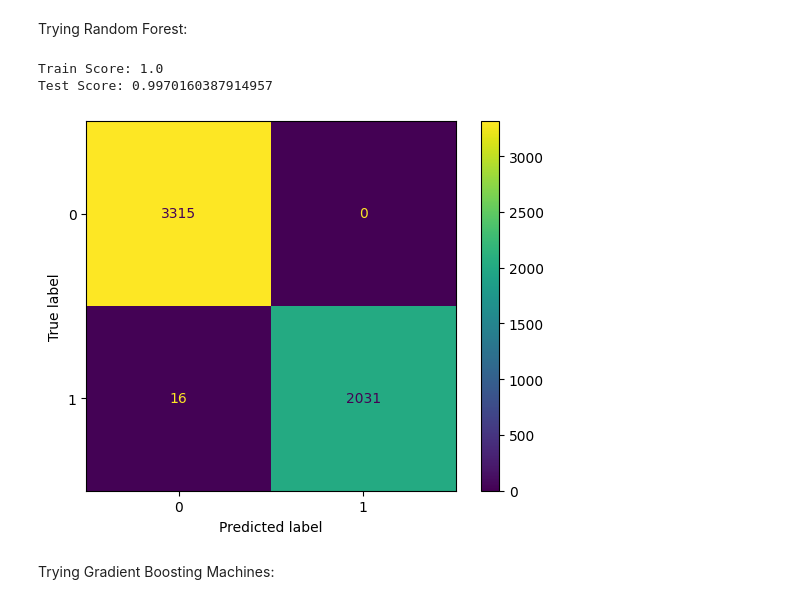
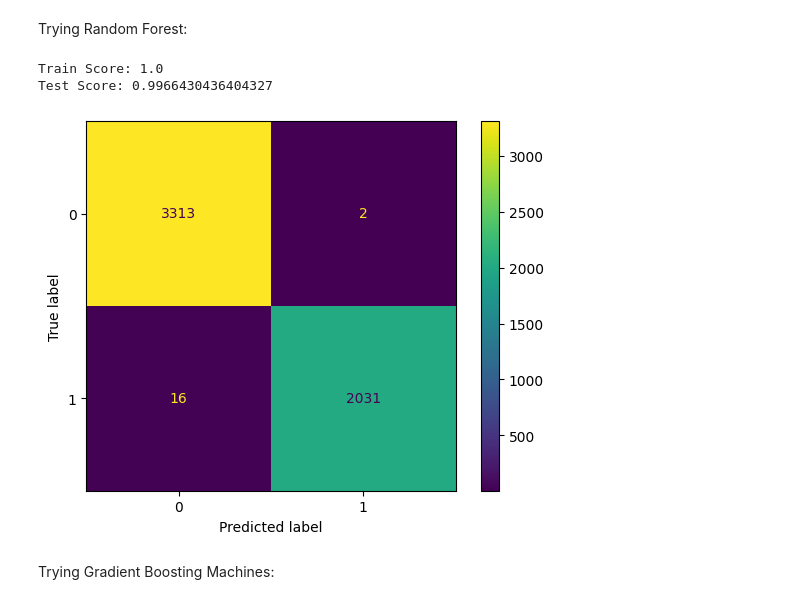
Before and after one commit to bxue2/Supervised-Learning-Final, a Jupyter notebook: mushroom_models.ipynb, the cells around one changed output. Drawn from its saved outputs; the diff is of its cells as text; code cells hidden in the pictures.

```diff
--- a/mushroom_models.ipynb
+++ b/mushroom_models.ipynb
@@ -301,23 +302,23 @@ Trying Random Forest:
 # %%
 # Random Forest
 from sklearn.ensemble import RandomForestClassifier
 
-rf_clf = RandomForestClassifier(n_estimators=100).fit(X_train, y_train)
+rf_clf = RandomForestClassifier(n_estimators=50).fit(X_train, y_train)
 
 scores['RF'] = rf_clf.score(X_test, y_test)
 print("Train Score: " + str(rf_clf.score(X_train, y_train)))
 print("Test Score: " + str(scores['RF']))
 
 y_rf_test_pred = rf_clf.predict(X_test)
 
 rf_cm = confusion_matrix(y_test, y_rf_test_pred)
 cm_disp = ConfusionMatrixDisplay(confusion_matrix=rf_cm)
 cm_disp.plot()
 plt.show()
 # %% [output]
 Train Score: 1.0
-Test Score: 0.9970160387914957
+Test Score: 0.9966430436404327
-[figure, old version]
+[figure, new version]
 # %% [markdown]
 Trying Gradient Boosting Machines:
 # %%
```
Also changed, not shown: parts of 10 cells of this notebook.
